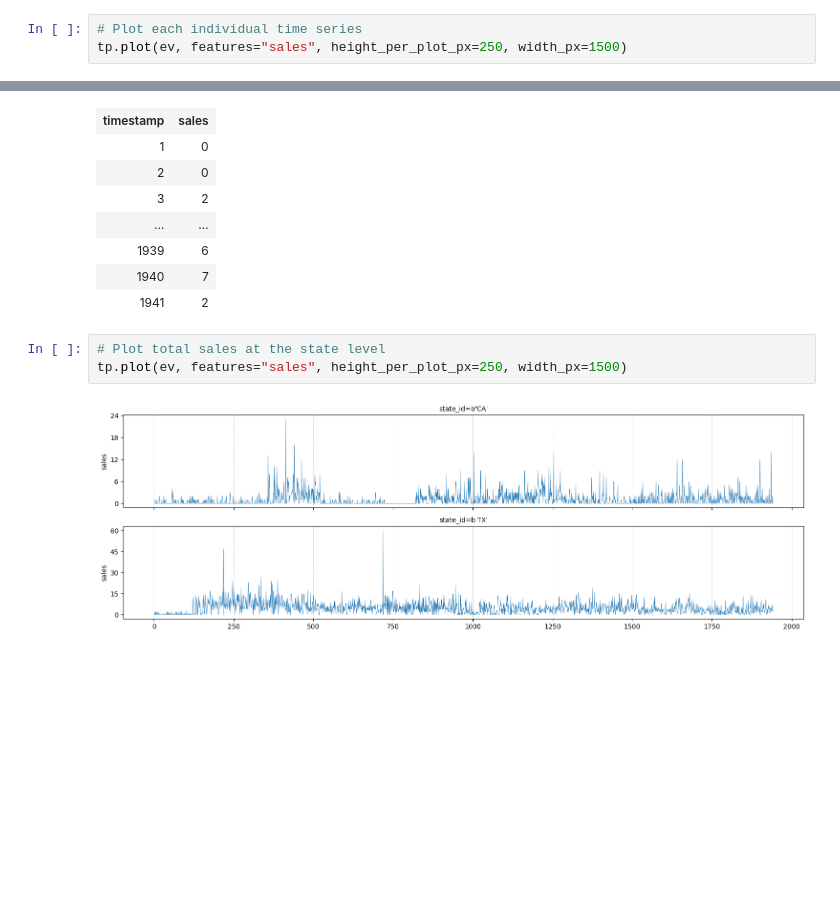
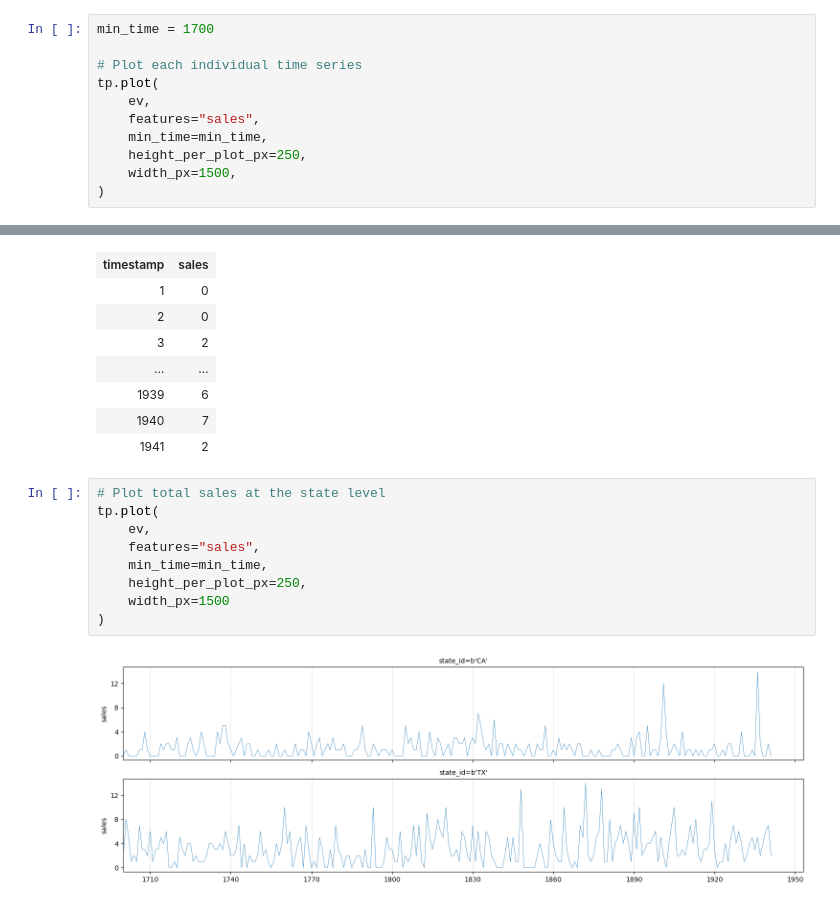
Before and after one commit to tryolabs/temporian-examples, a Jupyter notebook: examples/hierarchical.ipynb, the cells around one changed output, grey strips where cells are left out. Saved outputs shown, nothing was run; the diff lists cells and outputs as text; blank space fills up the shorter version.

```diff
--- a/examples/hierarchical.ipynb
+++ b/examples/hierarchical.ipynb
@@ -116,6 +116,14 @@ index ( item_id: HOBBIES_1_289 ) with 1941 events
 | 1941 | HOBBIES_1 | HOBBIES | CA_4 | CA | 0 |
 … (2 more indexes not shown)
 # %%
+min_time = 1700
+
 # Plot each individual time series
-tp.plot(ev, features="sales", height_per_plot_px=250, width_px=1500)
+tp.plot(
+    ev,
+    features="sales",
+    min_time=min_time,
+    height_per_plot_px=250,
+    width_px=1500,
+)
 # %% [output]
@@ -157,6 +165,12 @@ index ( state_id: TX ) with 1941 events
 | 1941 | 2 |
 # %%
 # Plot total sales at the state level
-tp.plot(ev, features="sales", height_per_plot_px=250, width_px=1500)
+tp.plot(
+    ev,
+    features="sales",
+    min_time=min_time,
+    height_per_plot_px=250,
+    width_px=1500
+)
 # %% [output]
-[figure, old version]
+[figure, new version]
```
Also changed, not shown: parts of 2 cells of this notebook.
